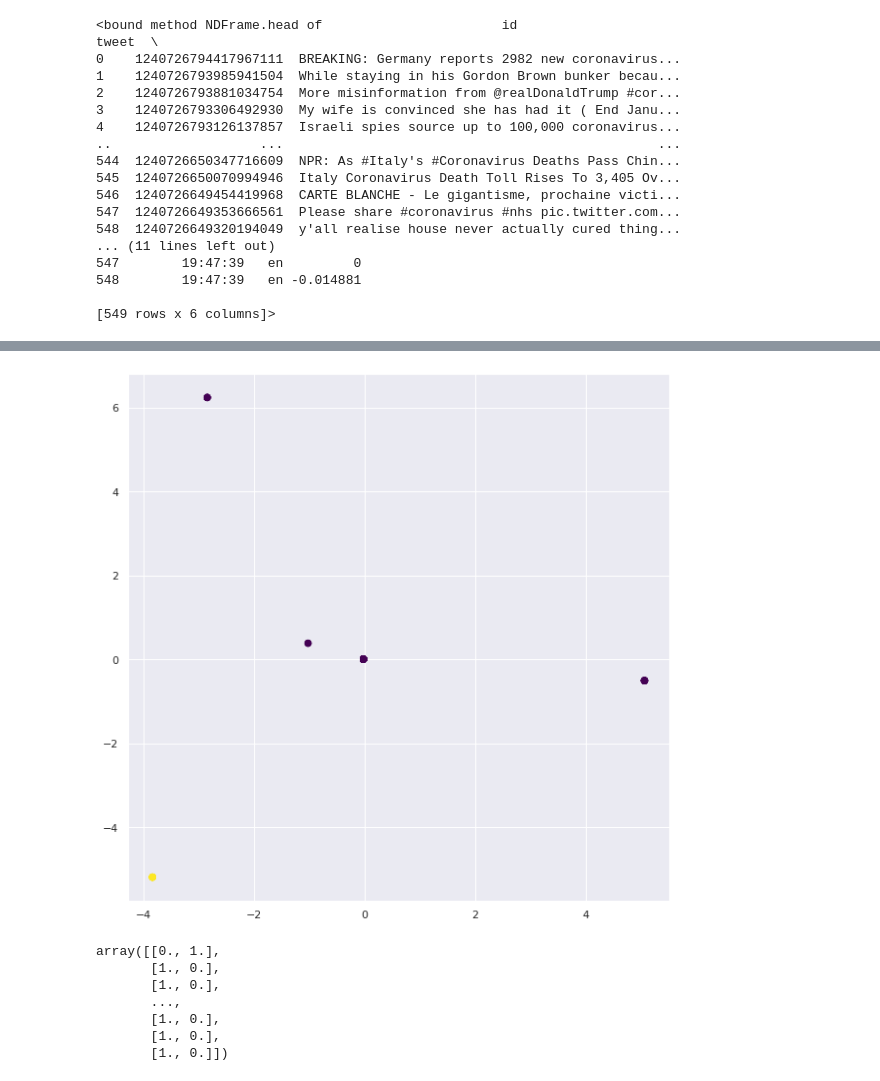
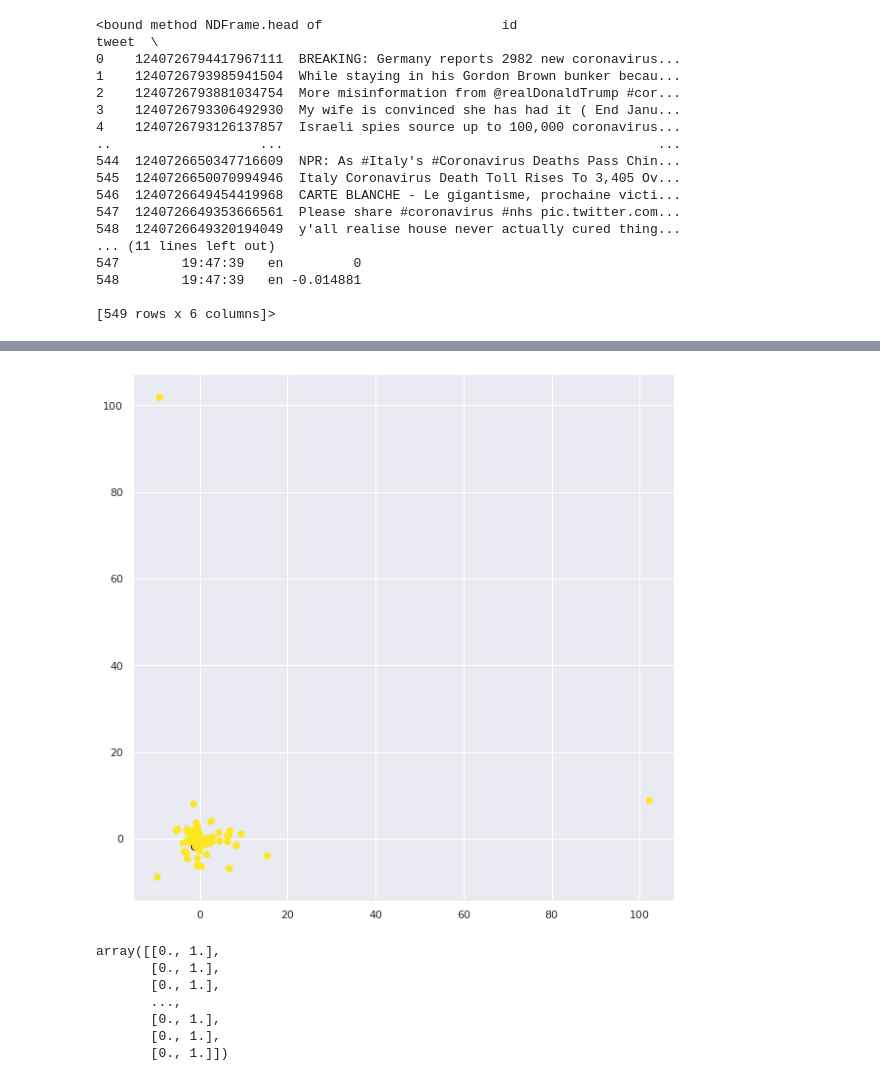
Before and after one commit to wray27/Coronavirus-Sentiment, a Jupyter notebook: notebooks/twintDataPipeline.ipynb, the cells around one changed output, grey strips where cells are left out. Cells and saved outputs as stored; diff of their text form; code cells hidden in the pictures.

```diff
--- a/notebooks/twintDataPipeline.ipynb
+++ b/notebooks/twintDataPipeline.ipynb
@@ -170,20 +93,13 @@ plt.show()
-# %%
-from sklearn.mixture import GaussianMixture
-gmm = GaussianMixture(n_components=2).fit(x)
-labels = gmm.predict(x)
-#plot predictions
-plt.scatter(pc[:, 0], pc[:, 1], c=labels, s=40, cmap='viridis');
-# %% [output]
-[figure, removed]
-# %%
-#probability of each class (e.g. panic and non-panic)
-panic = gmm.predict_proba(x)
-panic
-# %% [output]
-array([[0., 1.],
-       [1., 0.],
-       [1., 0.],
-       ...,
-       [1., 0.],
-       [1., 0.],
-       [1., 0.]])
+# %%
+gmm = GMM()
+vocab = ['death', 'deaths', 'ventilator', 'ventilators', 'crisis', 'scared', 'tragedy', 'struggling']
+gmm.generateLabelsFromDataframe(df)
+# %% [output]
+[figure, added]
+array([[0., 1.],
+       [0., 1.],
+       [0., 1.],
+       ...,
+       [0., 1.],
+       [0., 1.],
+       [0., 1.]])
```
Also changed, not shown: parts of 8 cells of this notebook, 6 other files.
